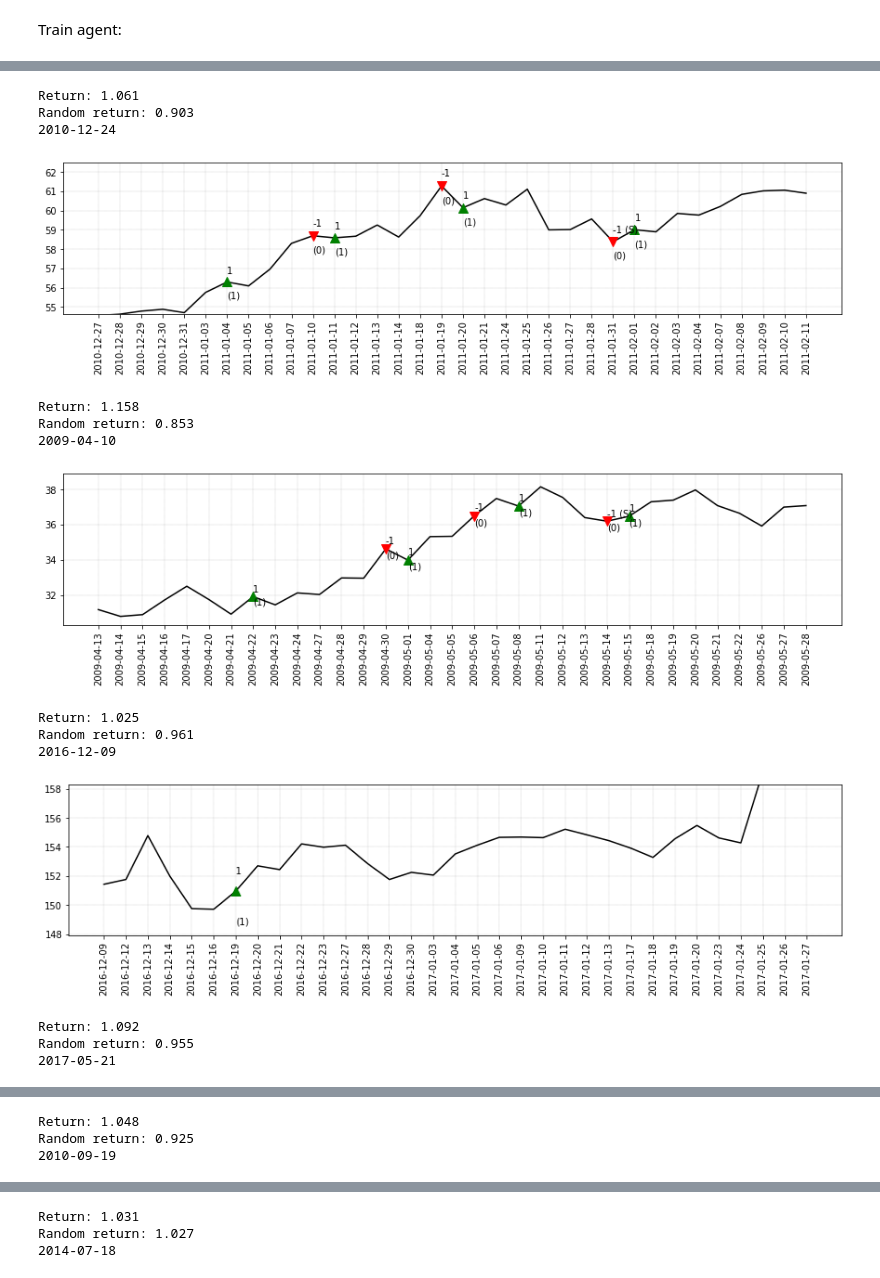
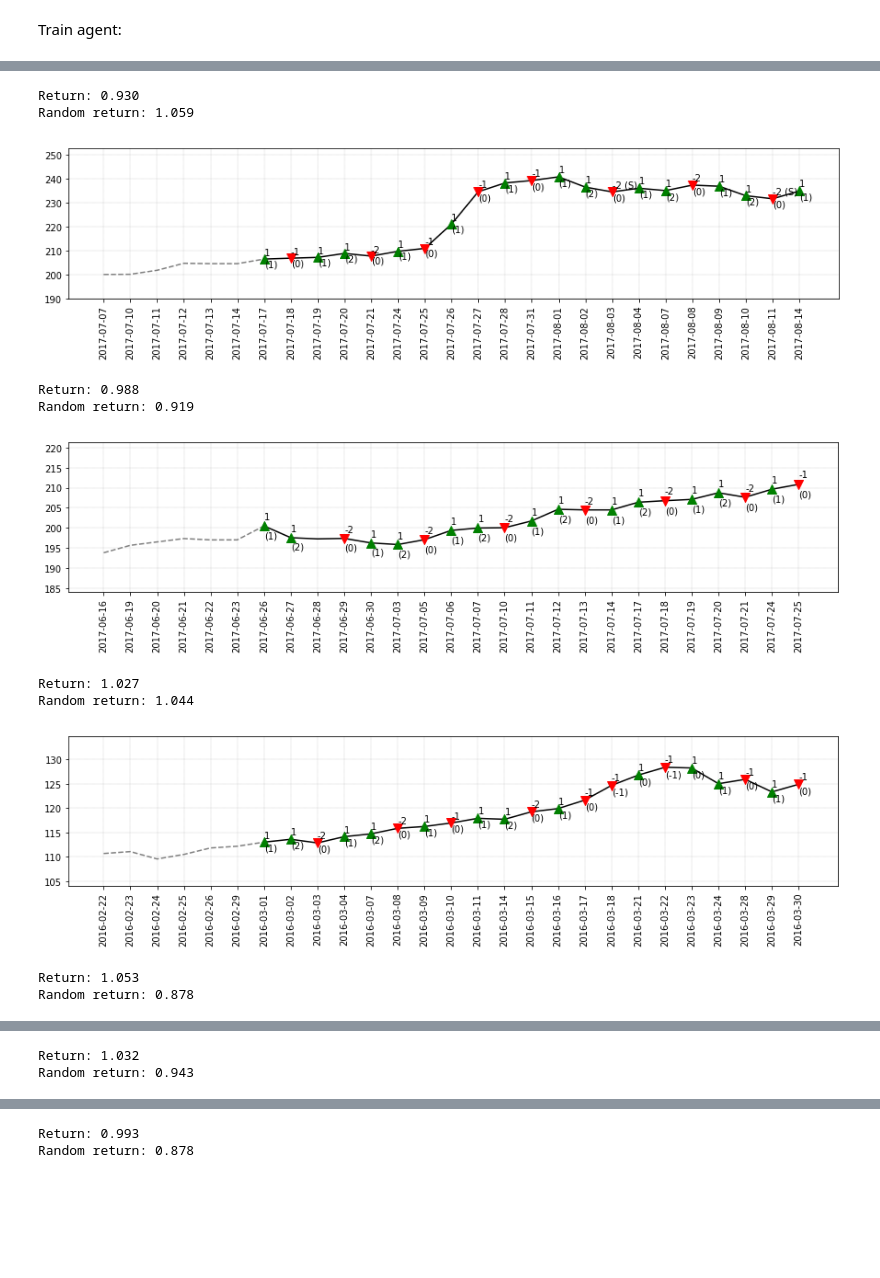
Before and after one commit to alexkapele/stocks_rl, a Jupyter notebook: stocks_RL.ipynb, the cells around one changed output, grey strips where cells are left out. Drawn from its saved outputs; the diff is of its cells as text; code cells hidden in the pictures; blank space fills up the shorter version.

```diff
--- a/stocks_RL.ipynb
+++ b/stocks_RL.ipynb
@@ -96,20 +132,11 @@ import gym_market
 import numpy as np
 import imp
 
-ticker = 'ba.us'
-trading_window = 21
 pos_limit = 2
 trading_freq = 1
 
 stop_loss_thres = 0.98
 take_prof_thres = 1.04
-
-features, raw_data = create_features(ticker,trading_window)
-
-features['Year'] = pd.to_datetime(features.index.values).year
-features = features.loc[features['Year']> 2007]
-raw_data = raw_data.loc[features.index]
-features.drop(['Year'], inplace = True, axis = 1)
 
 kwargs = {'pos_limit': pos_limit,
                   'trading_window': trading_window,
@@ -117,8 +144,8 @@ kwargs = {'pos_limit': pos_limit,
                   'ticker': ticker,
                   'stop_loss_thres': stop_loss_thres,
                   'take_prof_thres': take_prof_thres,
-                  'features': features,
-                  'raw_data':raw_data}
+                  'features': features_train,
+                  'raw_data':raw_data_train}
 
 env = gym.make('market-v0', **kwargs)
 
@@ -596,0 +622,27 @@ def run_episode(env,pos_limit,trading_freq,trading_window,stop_loss_thres,take_p
+# %%
+import gym
+import gym_market
+import numpy as np
+import imp
+
+ticker = 'ba.us'
+trading_window = 21
+pos_limit = 2
+trading_freq = 1
+
+stop_loss_thres = 0.98
+take_prof_thres = 1.04
+
+kwargs = {'pos_limit': pos_limit,
+                  'trading_window': trading_window,
+                  'trading_freq': trading_freq,
+                  'ticker': ticker,
+                  'stop_loss_thres': stop_loss_thres,
+                  'take_prof_thres': take_prof_thres,
+                  'features': features_test,
+                  'raw_data':raw_data_test}
+
+env = gym.make('market-v0', **kwargs)
+
+# Number of possible actions
+print('Number of possible actions:', env.action_space.n)
@@ -597,26 +653,22 @@ def run_episode(env,pos_limit,trading_freq,trading_window,stop_loss_thres,take_p
 # %%
-episode_count = 50
+episode_count = 100
 
 returns = []
 random_returns = []
 
 for i in range(episode_count):
-    return_, random_return = run_episode(env,pos_limit,trading_freq,trading_window,stop_loss_thres,take_prof_thres,raw_data,verbose=1)
+    return_, random_return = run_episode(env,pos_limit,trading_freq,trading_window,stop_loss_thres,take_prof_thres,raw_data_test,verbose=1)
     returns.append(return_)
     random_returns.append(random_return)
 # %% [output]
-Return: 1.061
-Random return: 0.903
-2010-12-24
+Return: 0.930
+Random return: 1.059
-[figure, old version]
+[figure, new version]
-Return: 1.158
-Random return: 0.853
-2009-04-10
+Return: 0.988
+Random return: 0.919
-[figure, old version]
+[figure, new version]
-Return: 1.025
-Random return: 0.961
-2016-12-09
+Return: 1.027
+Random return: 1.044
-[figure, old version]
+[figure, new version]
-Return: 1.092
-Random return: 0.955
-2017-05-21
+Return: 1.053
+Random return: 0.878
@@ -624,3 +676,2 @@ Random return: 0.955
-Return: 1.048
-Random return: 0.925
-2010-09-19
+Return: 1.032
+Random return: 0.943
@@ -628,3 +679,2 @@ Random return: 0.925
-Return: 1.031
-Random return: 1.027
-2014-07-18
+Return: 0.993
+Random return: 0.878
```
Also changed, not shown: parts of 30 cells of this notebook.
